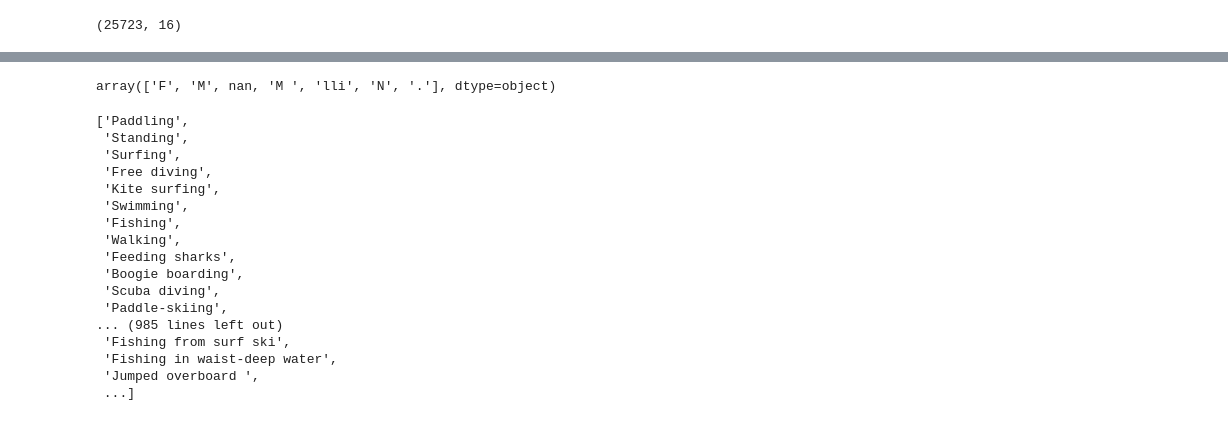
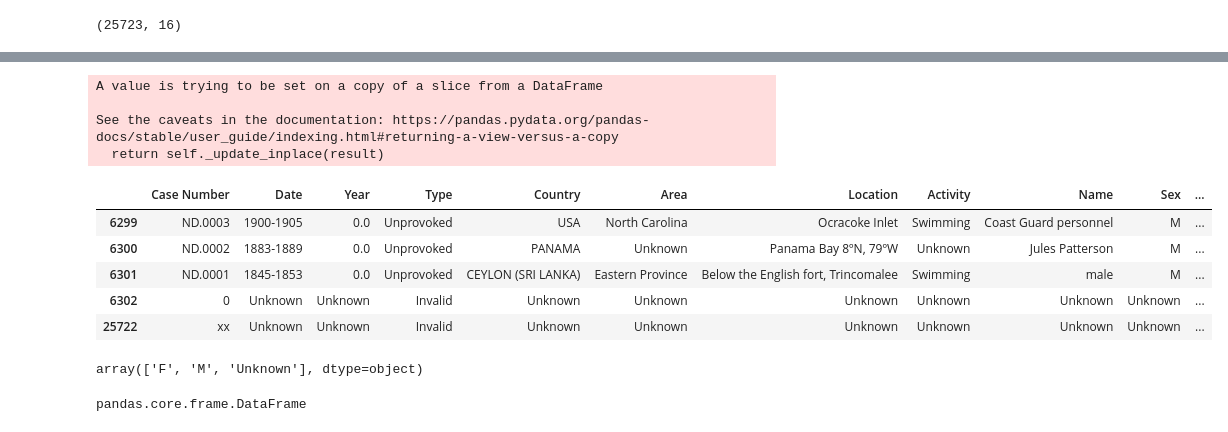
Before and after one commit to Lydia-Arocena/PROJECT1-Data-cleaning-wrangling, a Jupyter notebook: Limpieza.ipynb, the cells around one changed output, grey strips where cells are left out. Cells and saved outputs as stored; diff of their text form; code cells hidden in the pictures.

Commit message:
Sábado:terminada columna Sexo, limpieza columna Especies, función hemisferios

```diff
--- a/Limpieza.ipynb
+++ b/Limpieza.ipynb
@@ -52,0 +39,5 @@ borrado.shape
+# %%
+# Borro las filas que sean enteras NaN. En este caso, tras comprobar el shape, veo que solo es una.
+
+borrado.dropna(how="all", inplace=True)
+borrado.shape
@@ -53,24 +50,48 @@ borrado.shape
+# %%
+#Remplazo los "nan" por "Unkown" para cada una de las columnas:
+
+borrado["Case Number"].fillna(("Unknown"), inplace=True)
+borrado["Date"].fillna(("Unknown"), inplace=True)
+borrado["Year"].fillna(("Unknown"), inplace=True)
+borrado["Type"].fillna(("Invalid"), inplace=True)
+borrado["Country"].fillna(("Unknown"), inplace=True)
+borrado["Area"].fillna(("Unknown"), inplace=True)
+borrado["Location"].fillna(("Unknown"), inplace=True)
+borrado["Activity"].fillna(("Unknown"), inplace=True)
+borrado["Name"].fillna(("Unknown"), inplace=True)
+borrado["Sex "].fillna(("Unknown"), inplace=True)
+#borrado["Age"].fillna(("Unknown"), inplace=True)
+borrado["Injury"].fillna(("Unknown"), inplace=True)
+borrado["Fatal (Y/N)"].fillna(("Unknown"), inplace=True)
+borrado["Time"].fillna(("Unknown"), inplace=True)
+borrado["Species "].fillna(("Unknow"), inplace=True)
+borrado["Investigator or Source"].fillna(("Unknown"), inplace=True)
+
+borrado.tail()
+# %% [output]
+A value is trying to be set on a copy of a slice from a DataFrame
+
+See the caveats in the documentation: https://pandas.pydata.org/pandas-docs/stable/user_guide/indexing.html#returning-a-view-versus-a-copy
+  return self._update_inplace(result)
+|  | Case Number | Date | Year | Type | Country | Area | Location | Activity | Name | Sex | ... |
+| 6299 | ND.0003 | 1900-1905 | 0.0 | Unprovoked | USA | North Carolina | Ocracoke Inlet | Swimming | Coast Guard personnel | M | ... |
+| 6300 | ND.0002 | 1883-1889 | 0.0 | Unprovoked | PANAMA | Unknown | Panama Bay 8ºN, 79ºW | Unknown | Jules Patterson | M | ... |
+| 6301 | ND.0001 | 1845-1853 | 0.0 | Unprovoked | CEYLON (SRI LANKA) | Eastern Province | Below the English fort, Trincomalee | Swimming | male | M | ... |
+| 6302 | 0 | Unknown | Unknown | Invalid | Unknown | Unknown | Unknown | Unknown | Unknown | Unknown | ... |
+| 25722 | xx | Unknown | Unknown | Invalid | Unknown | Unknown | Unknown | Unknown | Unknown | Unknown | ... |
 # %%
-borrado["Sex "].unique() #sustituyo la M con espacio por la M normal. El resto las replazo por "unkonwn" y me quedo únicamente por M y F. Puedo usar replace, no hace falta redex.
+#Compruebo los valores únicos de la columna "Sex":
+borrado["Sex "].unique()
+
+#Sustituyo la "M con espacio" por la "M normal". El resto las replazo por "unkonwn" y me quedo únicamente por M y F. Puedo usar replace, no hace falta redex.
+df2=borrado.replace({'M ':'M','lli':'Unknown','N':'Unknown','.':'Unknown'})
+
+#Compruebo de nuevo los valores únicos de "Sex" y veo que se han reducido a:"F","M","nan" y "Unknown".
+df2["Sex "].unique()
 # %% [output]
-array(['F', 'M', nan, 'M ', 'lli', 'N', '.'], dtype=object)
+array(['F', 'M', 'Unknown'], dtype=object)
-# %%
-list(borrado["Activity"].unique()) # Usar redex. Por ejemplo: donde me encuentre swim sustituye por swimming y así voy creando menos categorías usando replace el metodo de redex por lo otro. str.replace. Las cosas raras que no pueda incluir en ninguna categoría, las pongo como "others"
-# %% [output]
-['Paddling',
- 'Standing',
- 'Surfing',
- 'Free diving',
- 'Kite surfing',
- 'Swimming',
- 'Fishing',
- 'Walking',
- 'Feeding sharks',
- 'Boogie boarding',
- 'Scuba diving',
- 'Paddle-skiing',
-... (985 lines left out)
- 'Fishing from surf ski',
- 'Fishing in waist-deep water',
- 'Jumped overboard ',
- ...]
+# %%
+df2.head()
+type(df2)
+# %% [output]
+pandas.core.frame.DataFrame
```
Also changed, not shown: parts of 15 cells of this notebook, 2 other files.
